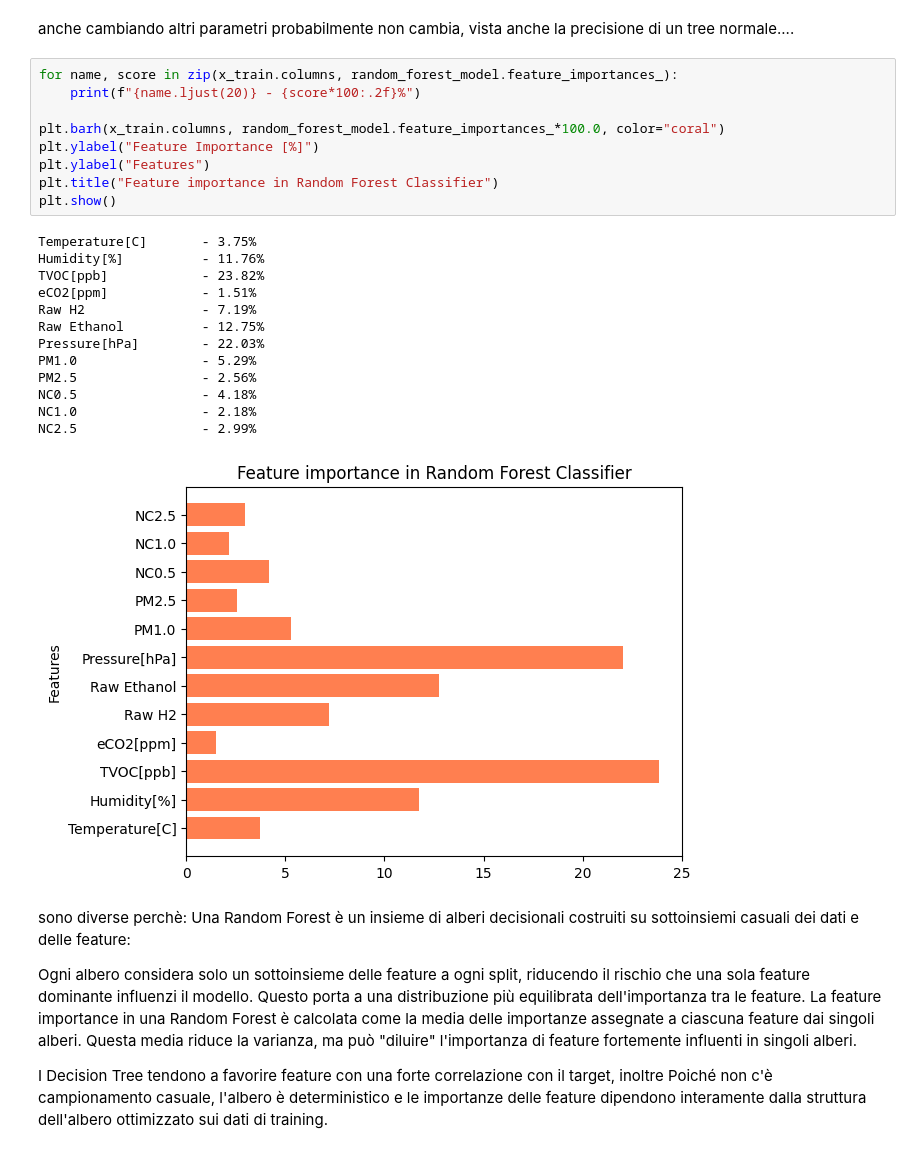
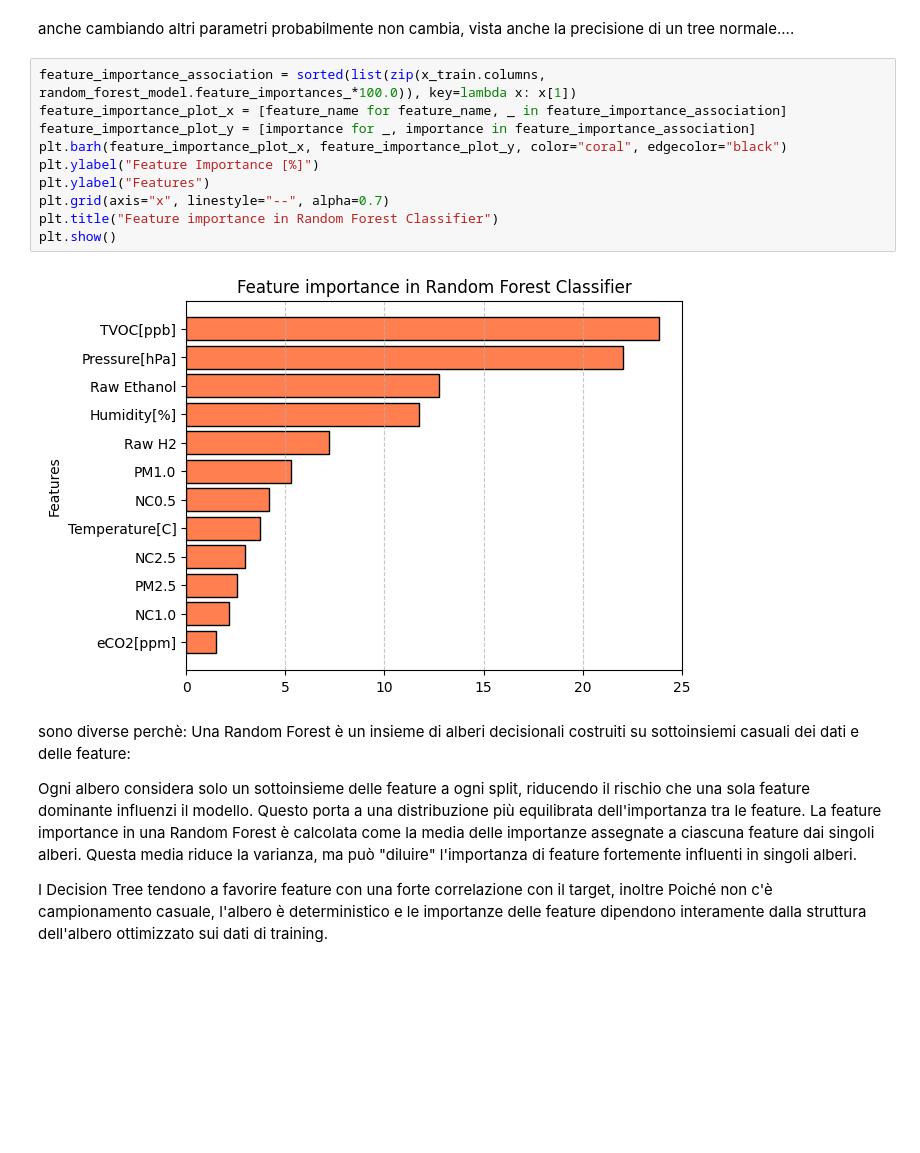
Before and after one commit to bernagit/machine_learning, a Jupyter notebook: main.ipynb, the cells around one changed output. Cells and saved outputs as stored; diff of their text form; blank space fills up the shorter version.

```diff
--- a/main.ipynb
+++ b/main.ipynb
@@ -716,28 +716,17 @@ plt.show()
 # %% [markdown]
 anche cambiando altri parametri probabilmente non cambia, vista anche la precisione di un tree normale....
 # %%
-for name, score in zip(x_train.columns, random_forest_model.feature_importances_):
-    print(f"{name.ljust(20)} - {score*100:.2f}%")
-
-plt.barh(x_train.columns, random_forest_model.feature_importances_*100.0, color="coral")
+feature_importance_association = sorted(list(zip(x_train.columns, random_forest_model.feature_importances_*100.0)), key=lambda x: x[1])
+feature_importance_plot_x = [feature_name for feature_name, _ in feature_importance_association]
+feature_importance_plot_y = [importance for _, importance in feature_importance_association]
+plt.barh(feature_importance_plot_x, feature_importance_plot_y, color="coral", edgecolor="black")
 plt.ylabel("Feature Importance [%]")
 plt.ylabel("Features")
+plt.grid(axis="x", linestyle="--", alpha=0.7)
 plt.title("Feature importance in Random Forest Classifier")
 plt.show()
 # %% [output]
-Temperature[C]       - 3.75%
-Humidity[%]          - 11.76%
-TVOC[ppb]            - 23.82%
-eCO2[ppm]            - 1.51%
-Raw H2               - 7.19%
-Raw Ethanol          - 12.75%
-Pressure[hPa]        - 22.03%
-PM1.0                - 5.29%
-PM2.5                - 2.56%
-NC0.5                - 4.18%
-NC1.0                - 2.18%
-NC2.5                - 2.99%
-[figure, old version]
+[figure, new version]
 # %% [markdown]
 sono diverse perchè:
 Una Random Forest è un insieme di alberi decisionali costruiti su sottoinsiemi casuali dei dati e delle feature:
```
Also changed, not shown: parts of 8 cells of this notebook.
